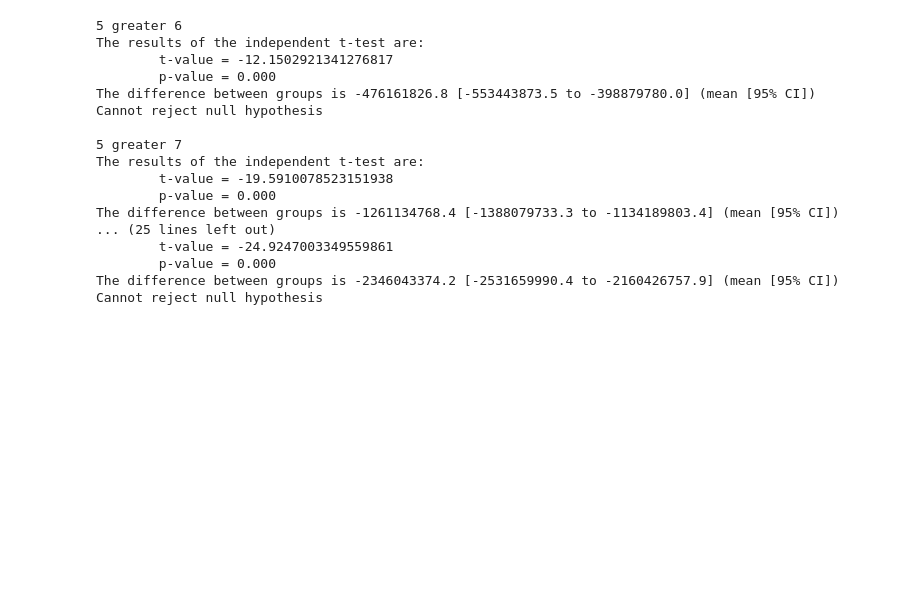
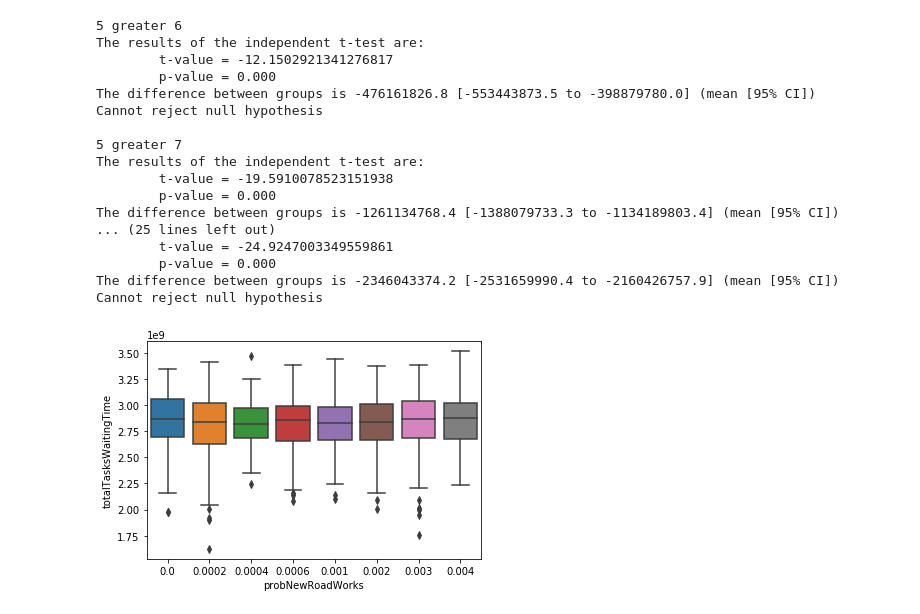
Before and after one commit to arminnh/ma2-multi-agent-system-robot-delivery, a Jupyter notebook: experiment-statistics/statistics.ipynb, the cells around one changed output. Saved outputs shown, nothing was run; the diff lists cells and outputs as text; code cells hidden in the pictures; blank space fills up the shorter version.

Commit message:
update experiments

```diff
--- a/experiment-statistics/statistics.ipynb
+++ b/experiment-statistics/statistics.ipynb
@@ -227,3 +227,9 @@ The difference between groups is -1261134768.4 [-1388079733.3 to -1134189803.4]
         p-value = 0.000
 The difference between groups is -2346043374.2 [-2531659990.4 to -2160426757.9] (mean [95% CI])
 Cannot reject null hypothesis
+# %%
+thirdExps = getExperimentResultsForIds(experiments, [x for x in range(9,25)])
+# %%
+drawBoxPlotForExperiments(thirdExps, "probNewRoadWorks", "totalTasksWaitingTime")
+# %% [output]
+[figure, added]
```
Also changed, not shown: parts of 7 cells of this notebook.
